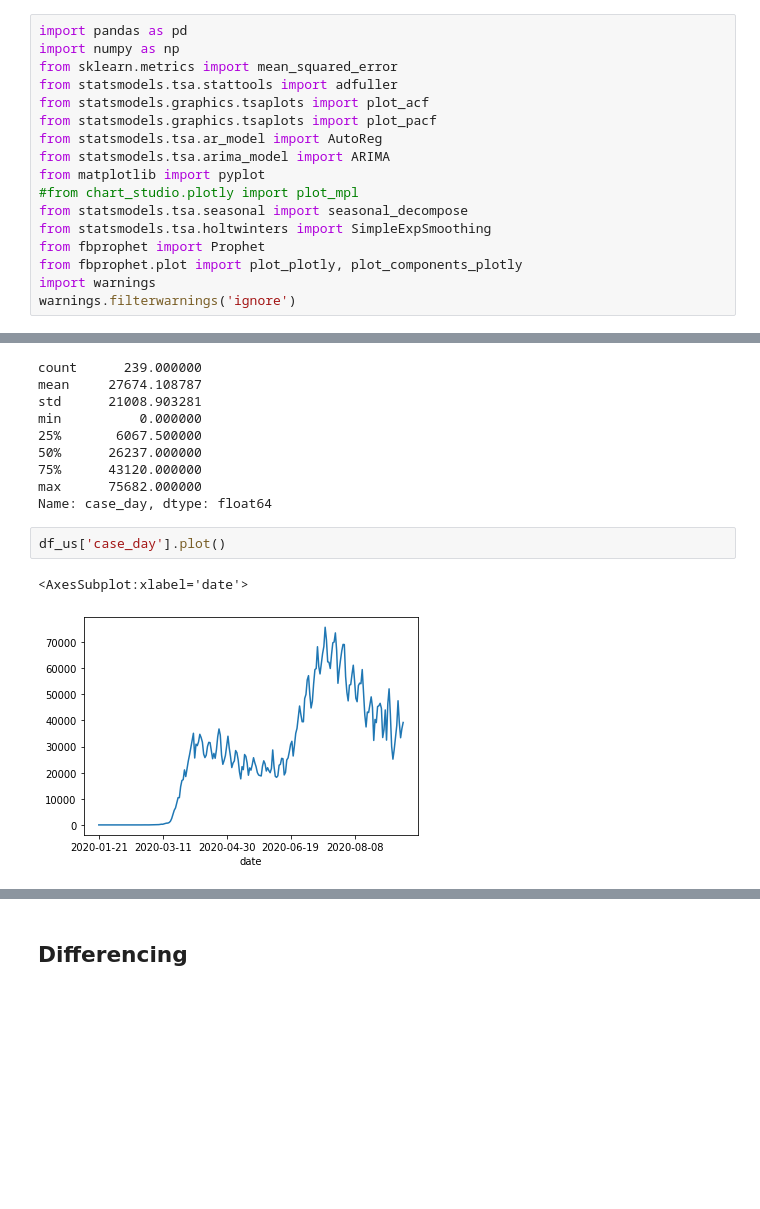
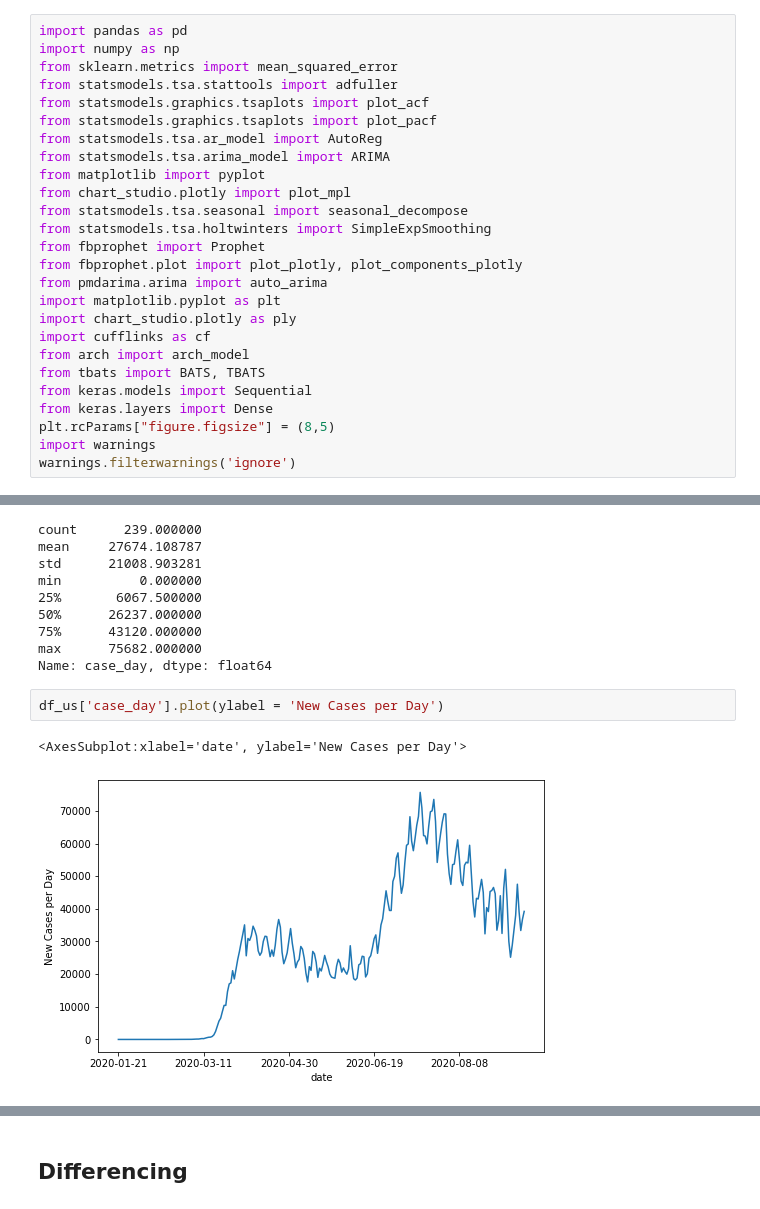
Before and after one commit to jagan-singh/covid-forecasting, a Jupyter notebook: us_cases.ipynb, the cells around one changed output, grey strips where cells are left out. Drawn from its saved outputs; the diff is of its cells as text; blank space fills up the shorter version.

```diff
--- a/us_cases.ipynb
+++ b/us_cases.ipynb
@@ -8,11 +8,20 @@ from statsmodels.graphics.tsaplots import plot_pacf
 from statsmodels.tsa.ar_model import AutoReg
 from statsmodels.tsa.arima_model import ARIMA
 from matplotlib import pyplot
-#from chart_studio.plotly import plot_mpl
+from chart_studio.plotly import plot_mpl
 from statsmodels.tsa.seasonal import seasonal_decompose
 from statsmodels.tsa.holtwinters import SimpleExpSmoothing
 from fbprophet import Prophet
 from fbprophet.plot import plot_plotly, plot_components_plotly
+from pmdarima.arima import auto_arima
+import matplotlib.pyplot as plt
+import chart_studio.plotly as ply
+import cufflinks as cf
+from arch import arch_model
+from tbats import BATS, TBATS
+from keras.models import Sequential
+from keras.layers import Dense
+plt.rcParams["figure.figsize"] = (8,5)
 import warnings
 warnings.filterwarnings('ignore')
 # %%
@@ -71,10 +80,10 @@ min          0.000000
 max      75682.000000
 Name: case_day, dtype: float64
 # %%
-df_us['case_day'].plot()
+df_us['case_day'].plot(ylabel = 'New Cases per Day')
 # %% [output]
-<AxesSubplot:xlabel='date'>
+<AxesSubplot:xlabel='date', ylabel='New Cases per Day'>
-[figure, old version]
+[figure, new version]
 # %%
 test = adfuller(df_us['case_day'])
 test_cases_day = pd.Series(test[0:4], index = ['Test Statstic', 'p-value', '#Lags Used', 'Number of Observations Used'])
```
Also changed, not shown: parts of 52 cells of this notebook.
